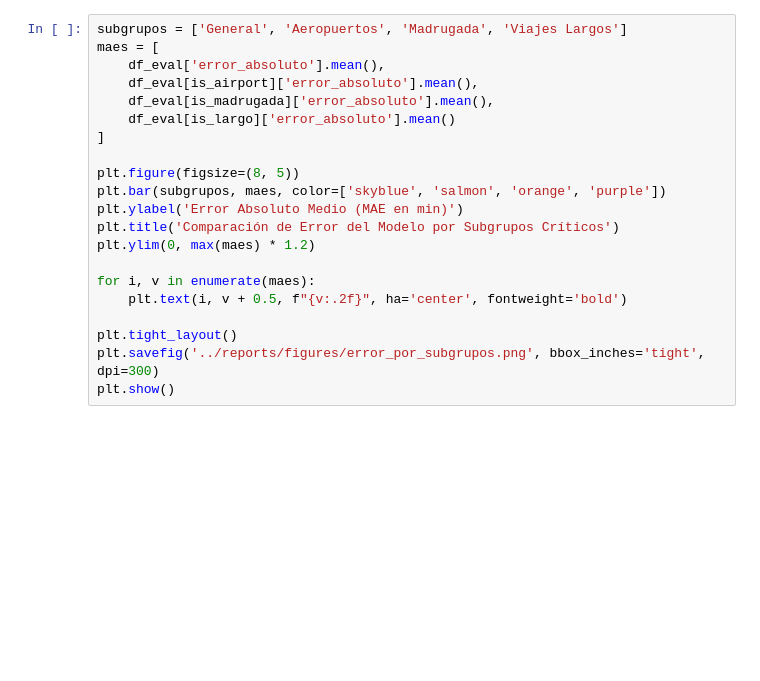
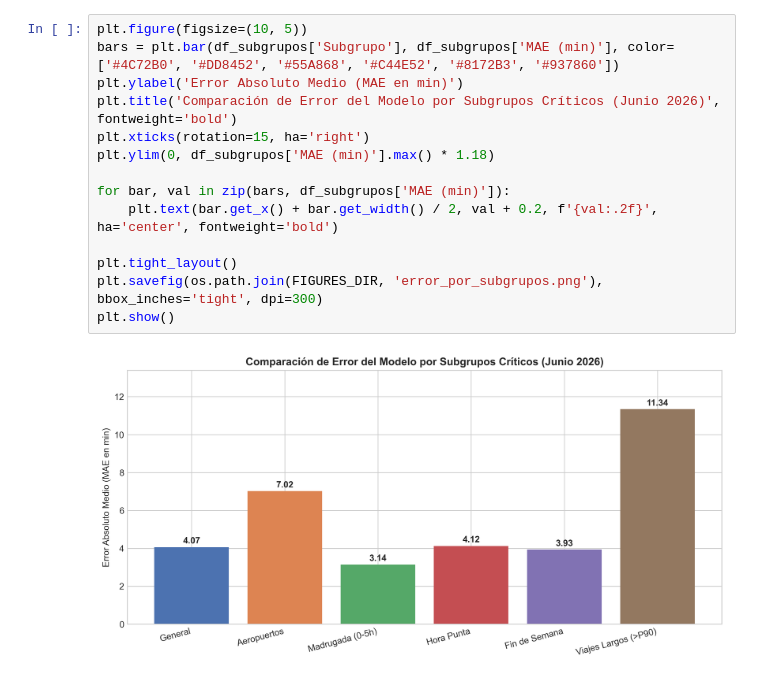
Before and after one commit to AxelPortal/MachineLearning_Proyecto, a Jupyter notebook: notebooks/04_analisis_errores.ipynb, the cells around one changed output. Drawn from its saved outputs; the diff is of its cells as text; blank space fills up the shorter version.

```diff
--- a/notebooks/04_analisis_errores.ipynb
+++ b/notebooks/04_analisis_errores.ipynb
@@ -72,21 +149,16 @@ print(f"MAE Viajes Largos: {df_eval[is_largo]['error_absoluto'].mean():.2f} min"
 # %%
-subgrupos = ['General', 'Aeropuertos', 'Madrugada', 'Viajes Largos']
-maes = [
-    df_eval['error_absoluto'].mean(),
-    df_eval[is_airport]['error_absoluto'].mean(),
-    df_eval[is_madrugada]['error_absoluto'].mean(),
-    df_eval[is_largo]['error_absoluto'].mean()
-]
+plt.figure(figsize=(10, 5))
+bars = plt.bar(df_subgrupos['Subgrupo'], df_subgrupos['MAE (min)'], color=['#4C72B0', '#DD8452', '#55A868', '#C44E52', '#8172B3', '#937860'])
+plt.ylabel('Error Absoluto Medio (MAE en min)')
+plt.title('Comparación de Error del Modelo por Subgrupos Críticos (Junio 2026)', fontweight='bold')
+plt.xticks(rotation=15, ha='right')
+plt.ylim(0, df_subgrupos['MAE (min)'].max() * 1.18)
 
-plt.figure(figsize=(8, 5))
-plt.bar(subgrupos, maes, color=['skyblue', 'salmon', 'orange', 'purple'])
-plt.ylabel('Error Absoluto Medio (MAE en min)')
-plt.title('Comparación de Error del Modelo por Subgrupos Críticos')
-plt.ylim(0, max(maes) * 1.2)
-
-for i, v in enumerate(maes):
-    plt.text(i, v + 0.5, f"{v:.2f}", ha='center', fontweight='bold')
+for bar, val in zip(bars, df_subgrupos['MAE (min)']):
+    plt.text(bar.get_x() + bar.get_width() / 2, val + 0.2, f'{val:.2f}', ha='center', fontweight='bold')
 
 plt.tight_layout()
-plt.savefig('../reports/figures/error_por_subgrupos.png', bbox_inches='tight', dpi=300)
+plt.savefig(os.path.join(FIGURES_DIR, 'error_por_subgrupos.png'), bbox_inches='tight', dpi=300)
 plt.show()
+# %% [output]
+[figure, added]
```
Also changed, not shown: parts of 23 cells of this notebook, 14 other files.
